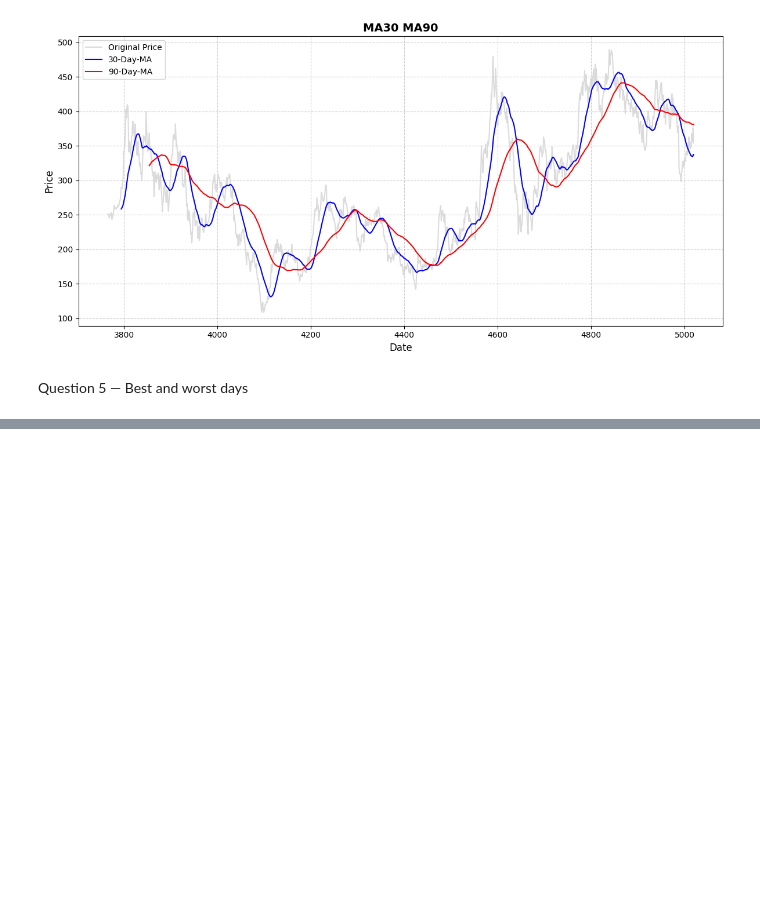
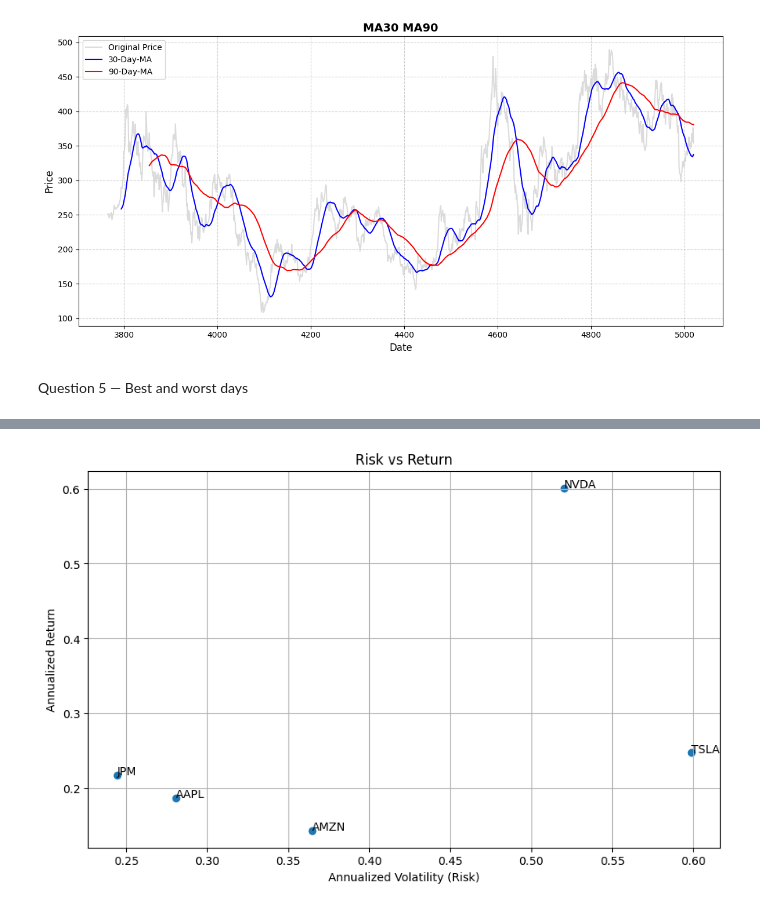
Before and after one commit to shota98501/workspace, a Jupyter notebook: Project/stockmarket_project/stockmarket.ipynb, the cells around one changed output, grey strips where cells are left out. Saved outputs shown, nothing was run; the diff lists cells and outputs as text; code cells hidden in the pictures; blank space fills up the shorter version.

```diff
--- a/Project/stockmarket_project/stockmarket.ipynb
+++ b/Project/stockmarket_project/stockmarket.ipynb
@@ -376,0 +560,2 @@ TypeError: DataFrame.nlargest() missing 1 required positional argument: 'columns
+# %%
+annual_return = daily_return.mean() * 252
@@ -376,0 +571,9 @@ TypeError: DataFrame.nlargest() missing 1 required positional argument: 'columns
+# %%
+annual_volatility = daily_return.std() * np.sqrt(252)
+# %%
+risk_return = pd.DataFrame({
+    "Annual Return": annual_return,
+    "Annual Volatility": annual_volatility
+})
+
+risk_return
@@ -376,0 +587,8 @@ TypeError: DataFrame.nlargest() missing 1 required positional argument: 'columns
+# %%
+risk_return["Annual Return %"] = (
+    risk_return["Annual Return"] * 100
+)
+
+risk_return["Annual Volatility %"] = (
+    risk_return["Annual Volatility"] * 100
+)
@@ -376,0 +604,27 @@ TypeError: DataFrame.nlargest() missing 1 required positional argument: 'columns
+# %%
+plt.figure(figsize=(10, 6))
+
+plt.scatter(
+    risk_return["Annual Volatility"],
+    risk_return["Annual Return"]
+)
+
+for ticker in risk_return.index:
+
+    plt.annotate(
+        ticker,
+        (
+            risk_return.loc[ticker, "Annual Volatility"],
+            risk_return.loc[ticker, "Annual Return"]
+        )
+    )
+
+plt.xlabel("Annualized Volatility (Risk)")
+plt.ylabel("Annualized Return")
+plt.title("Risk vs Return")
+
+plt.grid(True)
+
+plt.show()
+# %% [output]
+[figure, added]
```
Also changed, not shown: parts of 29 cells of this notebook.
